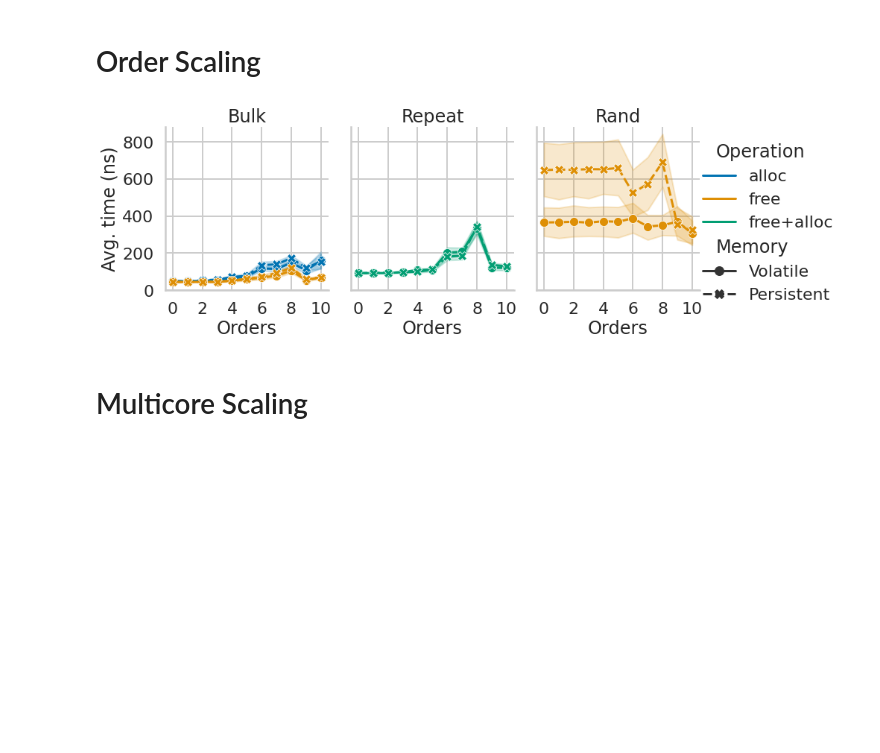
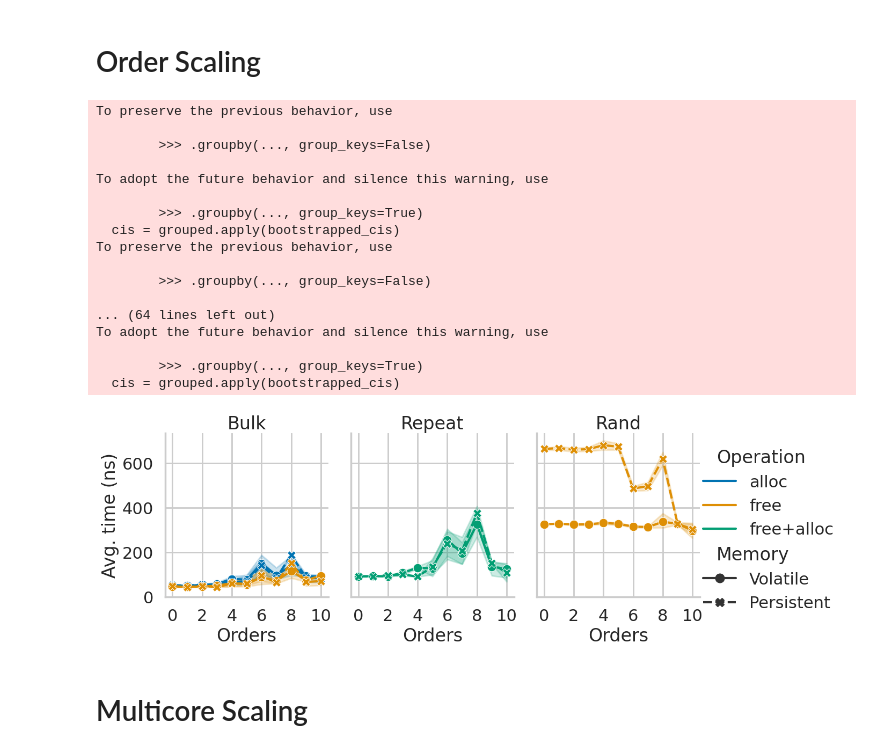
Before and after one commit to luhsra/llfree-bench, a Jupyter notebook: allocator.ipynb, the cells around one changed output. Drawn from its saved outputs; the diff is of its cells as text; code cells hidden in the pictures; blank space fills up the shorter version.

```diff
--- a/allocator.ipynb
+++ b/allocator.ipynb
@@ -1,11 +1,10 @@
 # %%
-
 from pathlib import Path
 import pandas as pd
 import seaborn as sns
 import numpy as np
 from typing import List
-
+from utils import dump_dref
 
 sns.set_style("whitegrid")
 sns.set_context("talk", font_scale=1)
@@ -13,14 +12,14 @@ sns.set_palette("colorblind")
 
 volatile_ll = Path("allocator/latest-dram")
 peristent_ll = Path("allocator/latest-nvram")
-volatile_locked = Path("allocator/230105-145752-lock")
+volatile_locked = Path("allocator/latest-lock")
 
 
 def read_orders(dir: str, orders: List[int]) -> pd.DataFrame:
     data = []
     for o in orders:
         d = pd.read_csv(f"{dir}/out_{o}.csv")
-        d["order"] = str(o)
+        d["order"] = o
         data.append(d)
     data = pd.concat(data)
     data["cores"] = data["x"]
@@ -41,34 +40,63 @@ def read_all_bench(dir: Path, orders: List[int]) -> pd.DataFrame:
     data_a["bench"] = "Rand"
     del data_a["alloc"]
     return pd.concat([data_b, data_r, data_a])
+
+
+def save_dref(name: str, groupby: List[str], data: pd.DataFrame):
+    out = {}
+    data = data.dropna(axis=0).groupby(groupby).mean(numeric_only=True)
+    for index, row in data.iterrows():
+        out["/".join(map(str, row.name))] = row.values[0]
+    with Path(f"out/{name}.dref").open("w+") as f:
+        dump_dref(f, name, out)
 # %% [markdown]
 # Order Scaling
 # %%
 data_v = read_all_bench(volatile_ll, list(range(11)))
 data_v["Memory"] = "Volatile"
 data_p = read_all_bench(peristent_ll, list(range(11)))
 data_p["Memory"] = "Persistent"
 
 data = pd.concat([data_v, data_p])
+data = data[data["cores"] == 8]
 pgd = data[["bench", "order", "cores", "Memory", "alloc", "free", "free+alloc"]].melt(
     id_vars=["bench", "order", "cores", "Memory"],
     value_vars=["alloc", "free", "free+alloc"], value_name="time", var_name="Operation")
 
 with sns.plotting_context("poster"):
     g = sns.FacetGrid(data=pgd, col="bench", height=5, aspect=0.8)
     g.map_dataframe(sns.lineplot, x="order", y="time",
                     markers=True, hue="Operation", style="Memory")
     g.add_legend(adjust_subtitles=True)
     g.set(ylim=(0, None))
     # g.set(ylim=(10, 10**5))
     # g.set(yscale="log")
     g.set(ylabel="Avg. time (ns)")
     g.set(xlabel="Orders")
     g.set(xticks=[0, 2, 4, 6, 8, 10])
     g.set_titles("{col_name}")
     g.savefig("out/llfree_orders.pdf")
+
+save_dref("llfree_orders", ["Memory", "bench", "order", "cores", "Operation"], pgd)
 # %% [output]
+To preserve the previous behavior, use
+
+        >>> .groupby(..., group_keys=False)
+
+To adopt the future behavior and silence this warning, use
+
+        >>> .groupby(..., group_keys=True)
+  cis = grouped.apply(bootstrapped_cis)
+To preserve the previous behavior, use
+
+        >>> .groupby(..., group_keys=False)
+
+... (64 lines left out)
+To adopt the future behavior and silence this warning, use
+
+        >>> .groupby(..., group_keys=True)
+  cis = grouped.apply(bootstrapped_cis)
-[figure, old version]
+[figure, new version]
 # %% [markdown]
 # Multicore Scaling
 # %%
```
Also changed, not shown: parts of 3 cells of this notebook, 14 other files.
